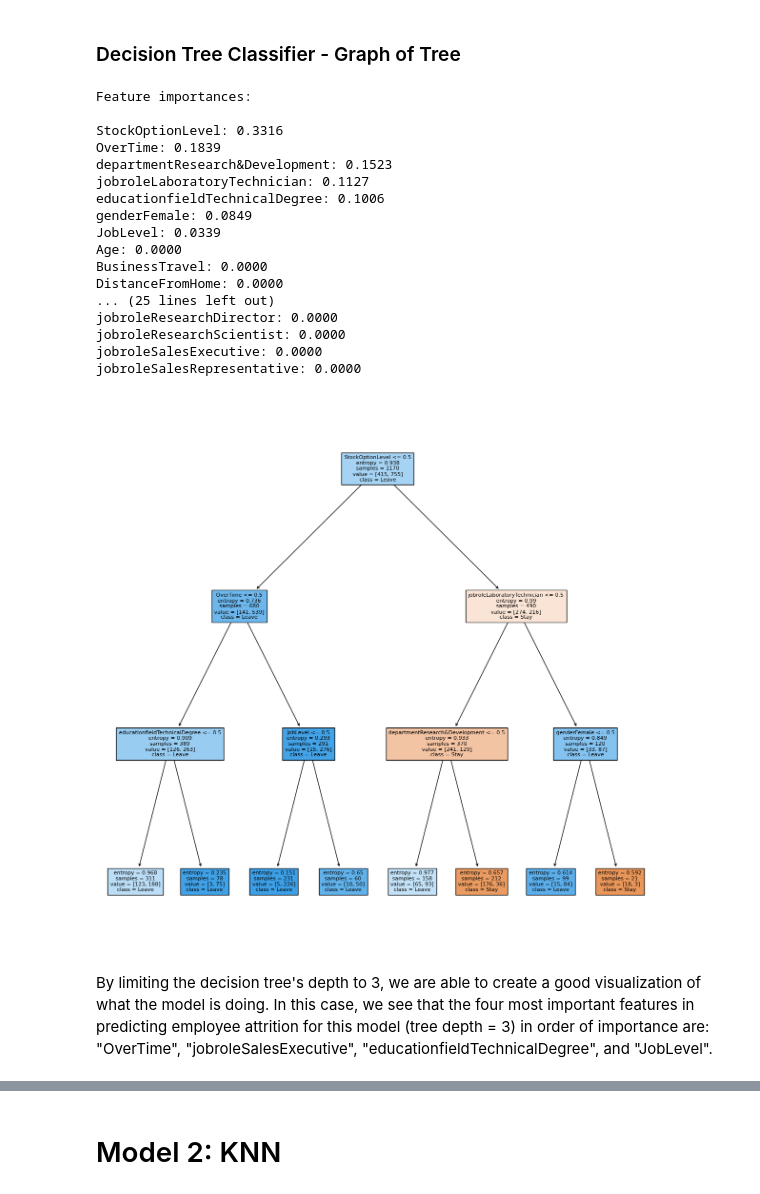
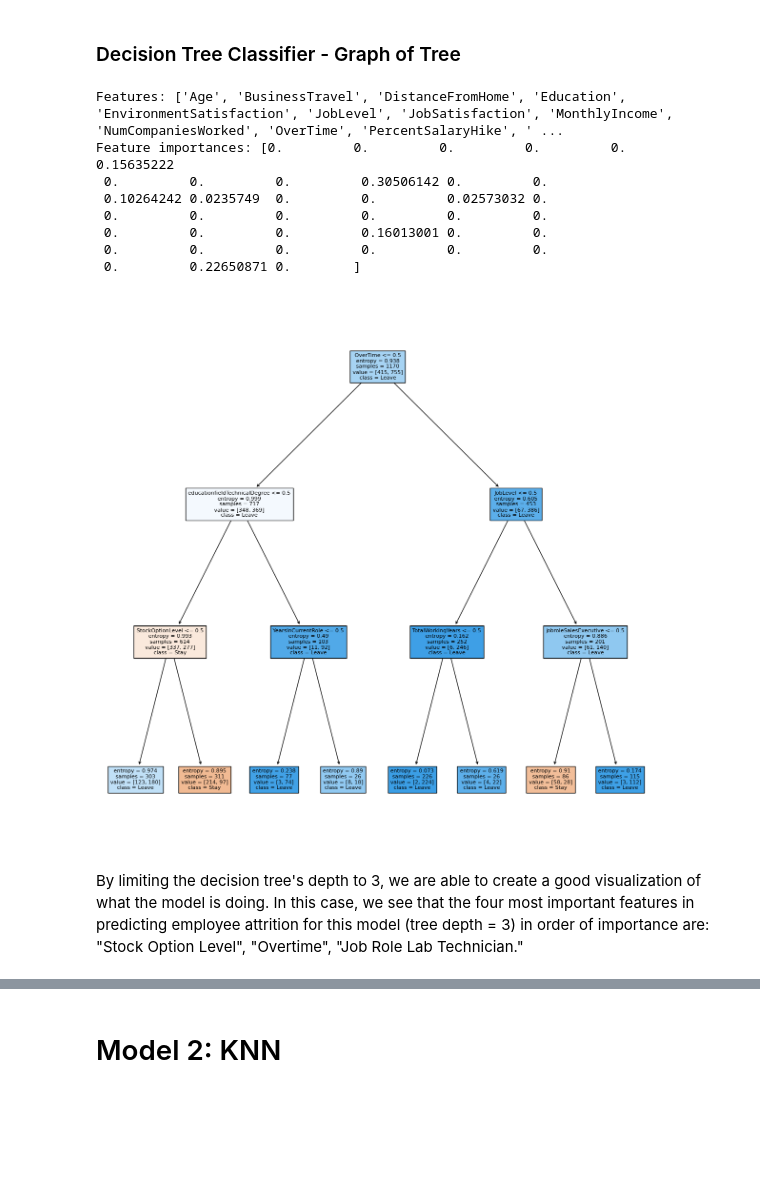
Before and after one commit to ivykamanchan/207_Final_Project, a Jupyter notebook: 03_Code/FINAL_207_final_project.ipynb, the cells around one changed output, grey strips where cells are left out. Cells and saved outputs as stored; diff of their text form; code cells hidden in the pictures; blank space fills up the shorter version.

```diff
--- a/03_Code/FINAL_207_final_project.ipynb
+++ b/03_Code/FINAL_207_final_project.ipynb
@@ -808,7 +800,7 @@ df_b_val = pd.concat(
 )
 
 df_b_test = pd.concat(
-    [pd.DataFrame(y_test), pd.DataFrame(X_test)],
+    [pd.DataFrame(y_test), pd.DataFrame(X_test_std)],
     axis=1
 )
 
@@ -837,3 +829,5 @@ df_b.shape
 for feature in all_features:
   df_b[feature] = np.where(df_b[feature] >= df_b[feature].mean(), 1, 0)
   binarize_threshold.append(df_b[feature].mean())
+
+df_b.head()
@@ -1015,44 +1016,30 @@ Recall: 0.40425531914893614
 # %%
 # Create decision tree classifier with max depth of 3.
 dt = DecisionTreeClassifier(criterion='entropy', max_depth=3)
 
 # Fit the decision tree ot the training data.
 clf = dt.fit(X_b_train, y_b_train)
 
 # Visualize the decision tree.
 fig, axes = plt.subplots(nrows = 1,ncols = 1,figsize = (15,15), dpi=100)
 tree.plot_tree(clf, feature_names=all_features, class_names=['Stay', 'Leave'], filled=True,  fontsize=8)
 
 
 # List the features and their importances
-feature_importances = list(zip(all_features, dt.feature_importances_))
-feature_importances.sort(key=lambda x: x[1], reverse=True)
-
-# Print the feature importances
-print('Feature importances:\n')
-for feature, importance in feature_importances:
-    print(f'{feature}: {importance:.4f}')
+print('Features:', all_features)
+print ('Feature importances:', dt.feature_importances_)
 # %% [output]
-Feature importances:
-
-StockOptionLevel: 0.3316
-OverTime: 0.1839
-departmentResearch&Development: 0.1523
-jobroleLaboratoryTechnician: 0.1127
-educationfieldTechnicalDegree: 0.1006
-genderFemale: 0.0849
-JobLevel: 0.0339
-Age: 0.0000
-BusinessTravel: 0.0000
-DistanceFromHome: 0.0000
-... (25 lines left out)
-jobroleResearchDirector: 0.0000
-jobroleResearchScientist: 0.0000
-jobroleSalesExecutive: 0.0000
-jobroleSalesRepresentative: 0.0000
+Features: ['Age', 'BusinessTravel', 'DistanceFromHome', 'Education', 'EnvironmentSatisfaction', 'JobLevel', 'JobSatisfaction', 'MonthlyIncome', 'NumCompaniesWorked', 'OverTime', 'PercentSalaryHike', ' ...
+Feature importances: [0.         0.         0.         0.         0.         0.15635222
+ 0.         0.         0.         0.30506142 0.         0.
+ 0.10264242 0.0235749  0.         0.         0.02573032 0.
+ 0.         0.         0.         0.         0.         0.
+ 0.         0.         0.         0.16013001 0.         0.
+ 0.         0.         0.         0.         0.         0.
+ 0.         0.22650871 0.        ]
-[figure, old version]
+[figure, new version]
 # %% [markdown]
-By limiting the decision tree's depth to 3, we are able to create a good visualization of what the model is doing. In this case, we see that the four most important features in predicting employee attrition for this model (tree depth = 3) in order of importance are: "OverTime", "jobroleSalesExecutive", "educationfieldTechnicalDegree", and "JobLevel".
+By limiting the decision tree's depth to 3, we are able to create a good visualization of what the model is doing. In this case, we see that the four most important features in predicting employee attrition for this model (tree depth = 3) in order of importance are: "Stock Option Level", "Overtime", "Job Role Lab Technician."
 # %%
 # Confusion matrix function
 def confusion_matrix_plot(conf_matrix):
```
Also changed, not shown: parts of 9 cells of this notebook, 1 other file.
